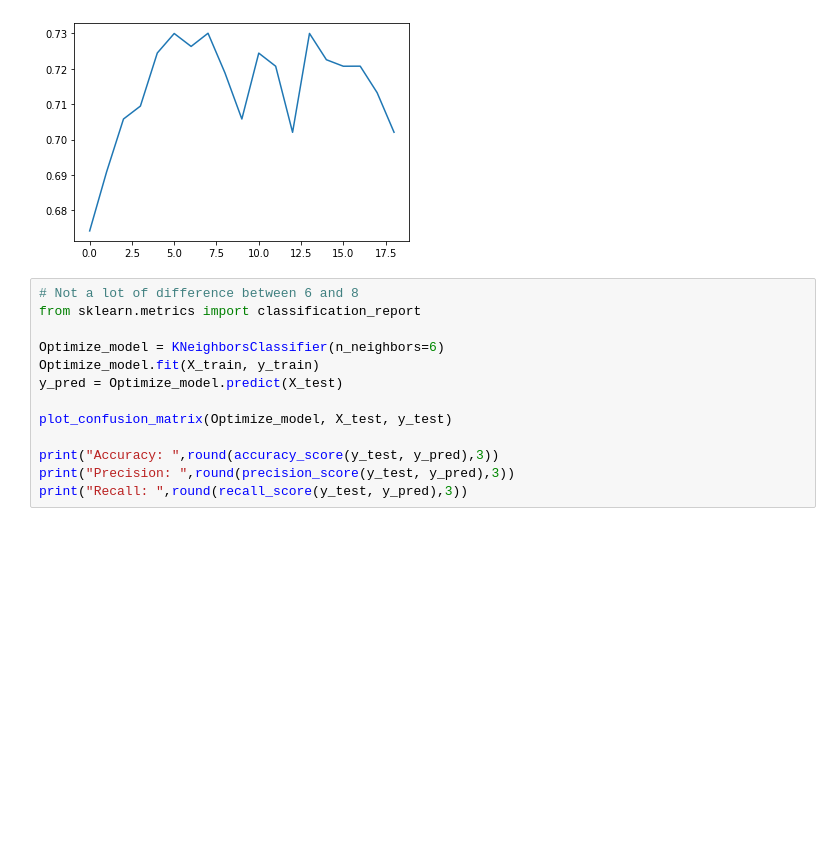
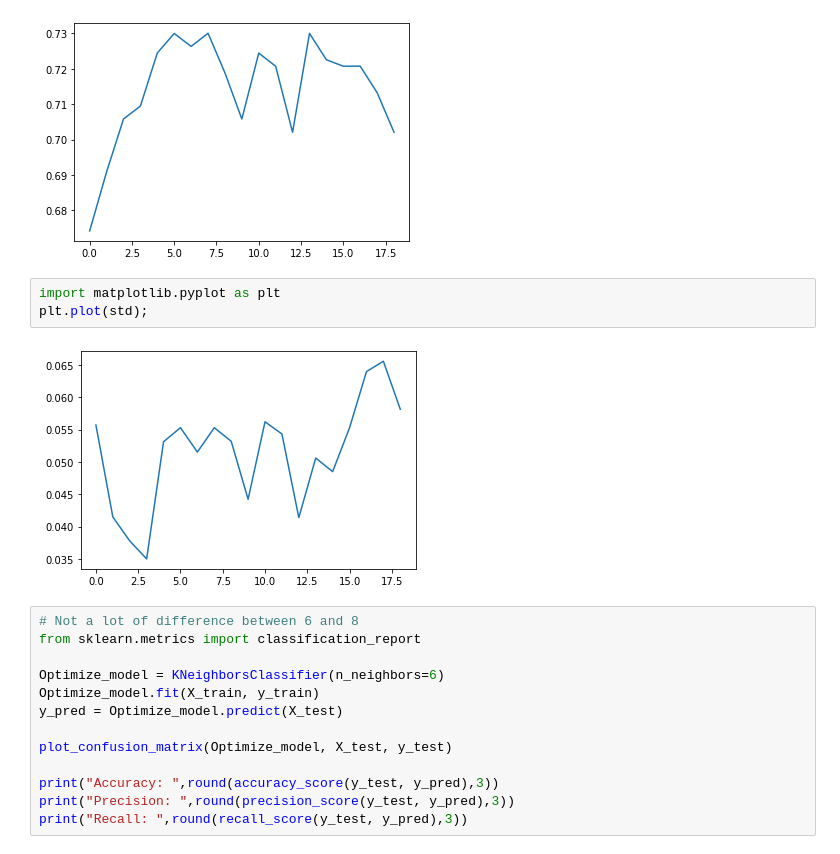
Before and after one commit to AdvancedGroupBootcamp/Artificial_Intelligence_Saffian_Emilio, a Jupyter notebook: workshop_8/Workshop8_diabetes.ipynb, the cells around one changed output. Cells and saved outputs as stored; diff of their text form; blank space fills up the shorter version.

```diff
--- a/workshop_8/Workshop8_diabetes.ipynb
+++ b/workshop_8/Workshop8_diabetes.ipynb
@@ -217,6 +231,11 @@ import matplotlib.pyplot as plt
 plt.plot(scores);
 # %% [output]
 [figure]
+# %%
+import matplotlib.pyplot as plt
+plt.plot(std);
+# %% [output]
+[figure, added]
 # %%
 # Not a lot of difference between 6 and 8
 from sklearn.metrics import classification_report
```
Also changed, not shown: parts of 4 cells of this notebook.
